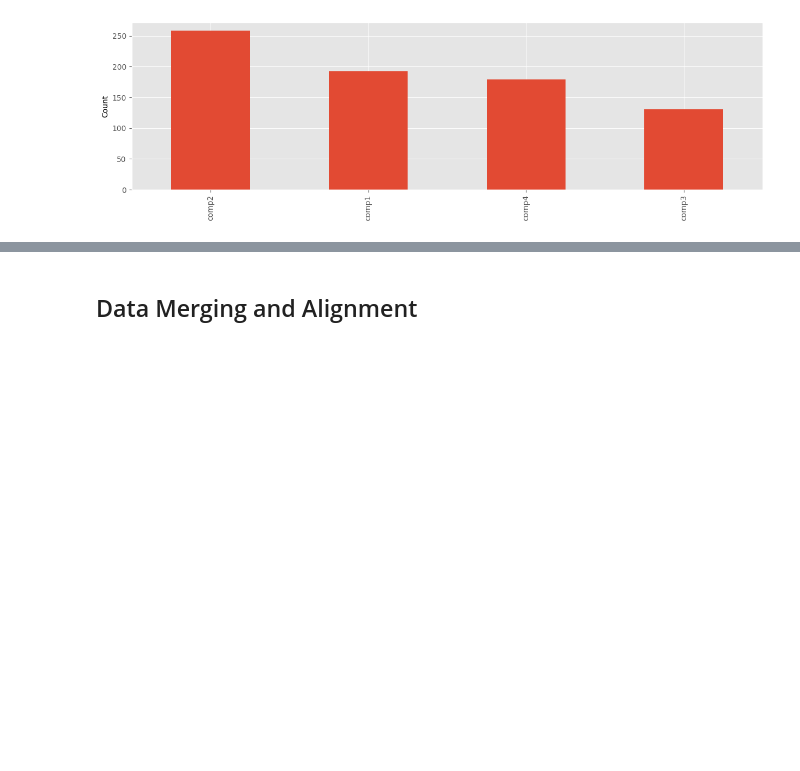
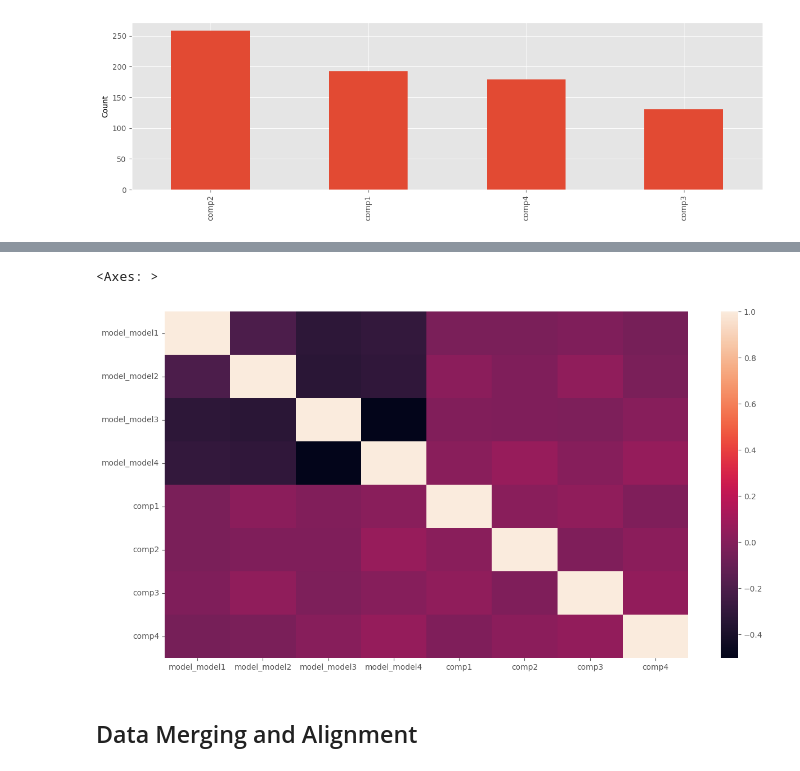
Before and after one commit to gpanagioto/-mbml-predictive-maintenance, a Jupyter notebook: model_analysis.ipynb, the cells around one changed output, grey strips where cells are left out. Saved outputs shown, nothing was run; the diff lists cells and outputs as text; code cells hidden in the pictures; blank space fills up the shorter version.

```diff
--- a/model_analysis.ipynb
+++ b/model_analysis.ipynb
@@ -252,0 +343,3 @@ Name: failure, dtype: int64
+# %%
+df = pd.get_dummies(labeled_features, 'failure')
+df.iloc[:,-9:].corr()
@@ -253,3 +357,9 @@ Name: failure, dtype: int64
+# %%
+import seaborn as sns
+sns.heatmap(df.loc[:,['model_model1','model_model2','model_model3','model_model4','comp1','comp2', 'comp3', 'comp4']].corr())
+# %% [output]
+<Axes: >
+[figure, added]
 # %% [markdown]
 ## Data Merging and Alignment
 # %%
```
Also changed, not shown: parts of 8 cells of this notebook.
